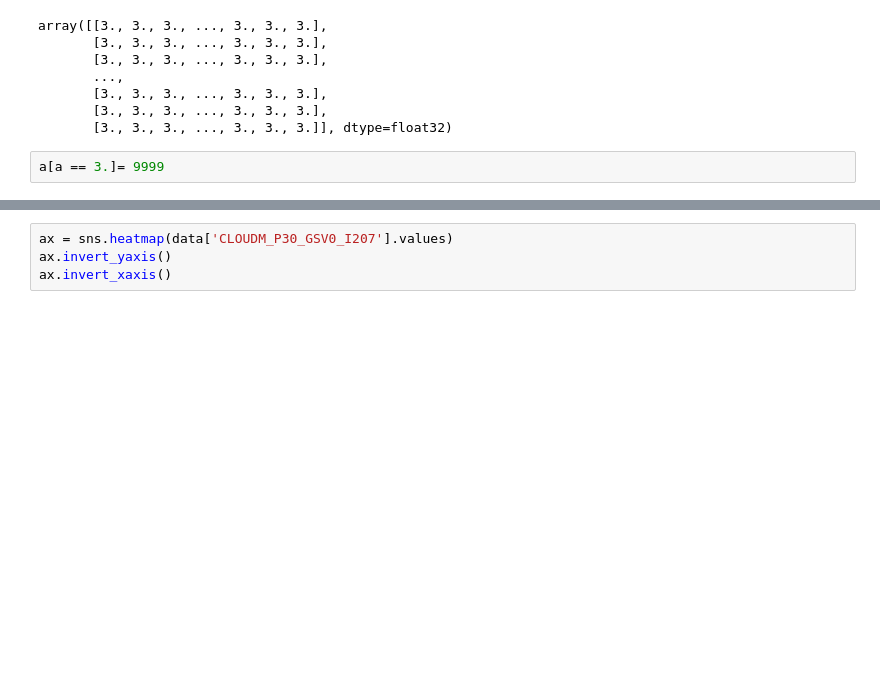
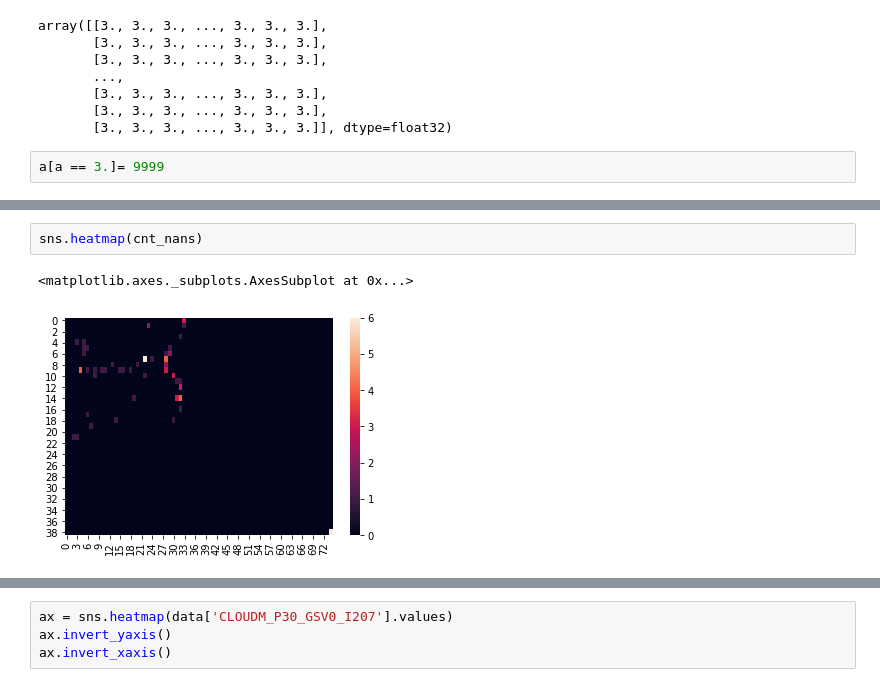
Before and after one commit to hannasv/ms, a Jupyter notebook: notebooks/ReadingSateliteData.ipynb, the cells around one changed output, grey strips where cells are left out. Cells and saved outputs as stored; diff of their text form; blank space fills up the shorter version.

```diff
--- a/notebooks/ReadingSateliteData.ipynb
+++ b/notebooks/ReadingSateliteData.ipynb
@@ -401,0 +437,5 @@ OBS the nr 3. lon: 0.0 lat: 58.5   || meanlon 0.849968433380127 mean lat 39.0938
+# %%
+sns.heatmap(cnt_nans)
+# %% [output]
+<matplotlib.axes._subplots.AxesSubplot at 0x...>
+[figure, added]
```
Also changed, not shown: parts of 38 cells of this notebook.
